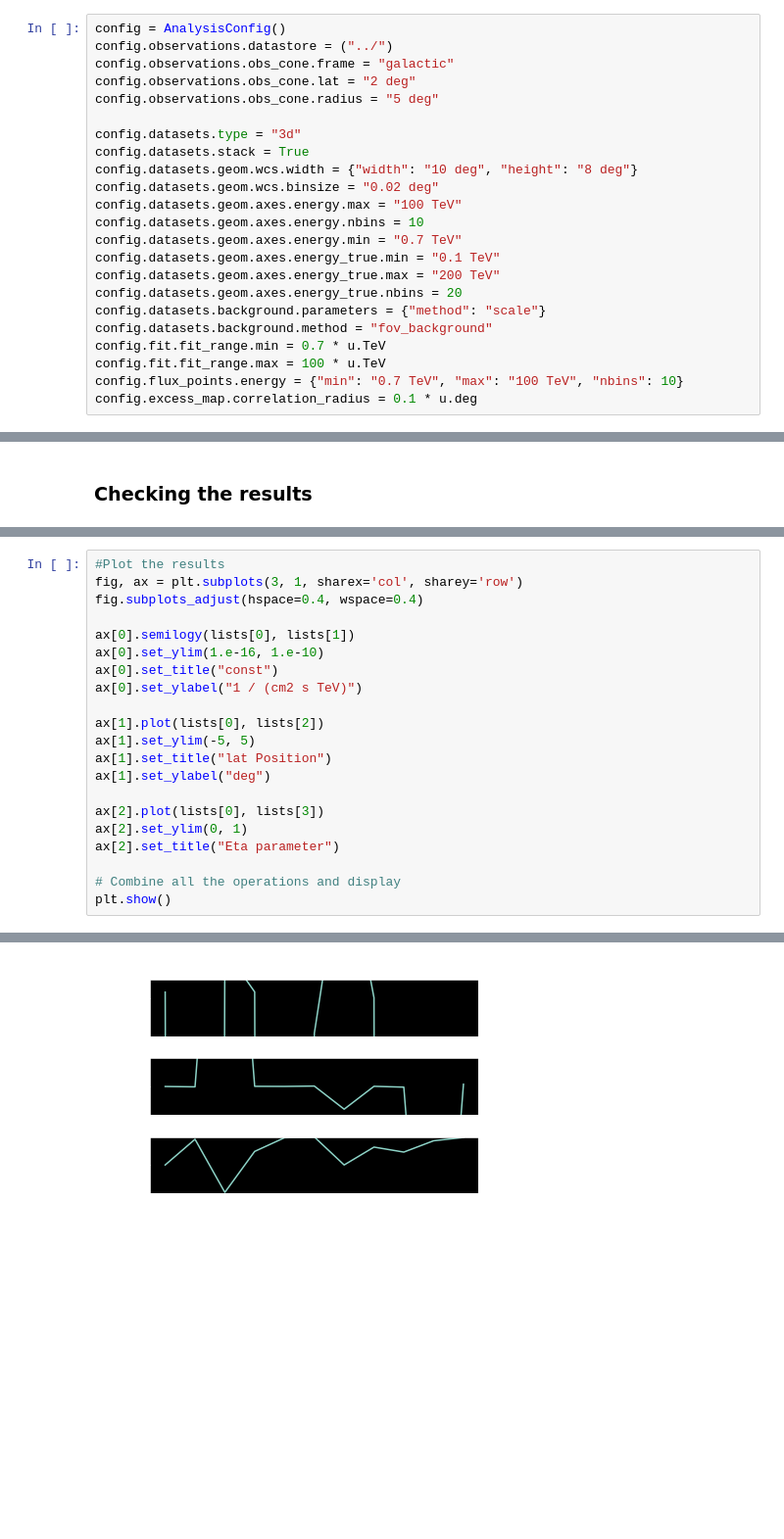
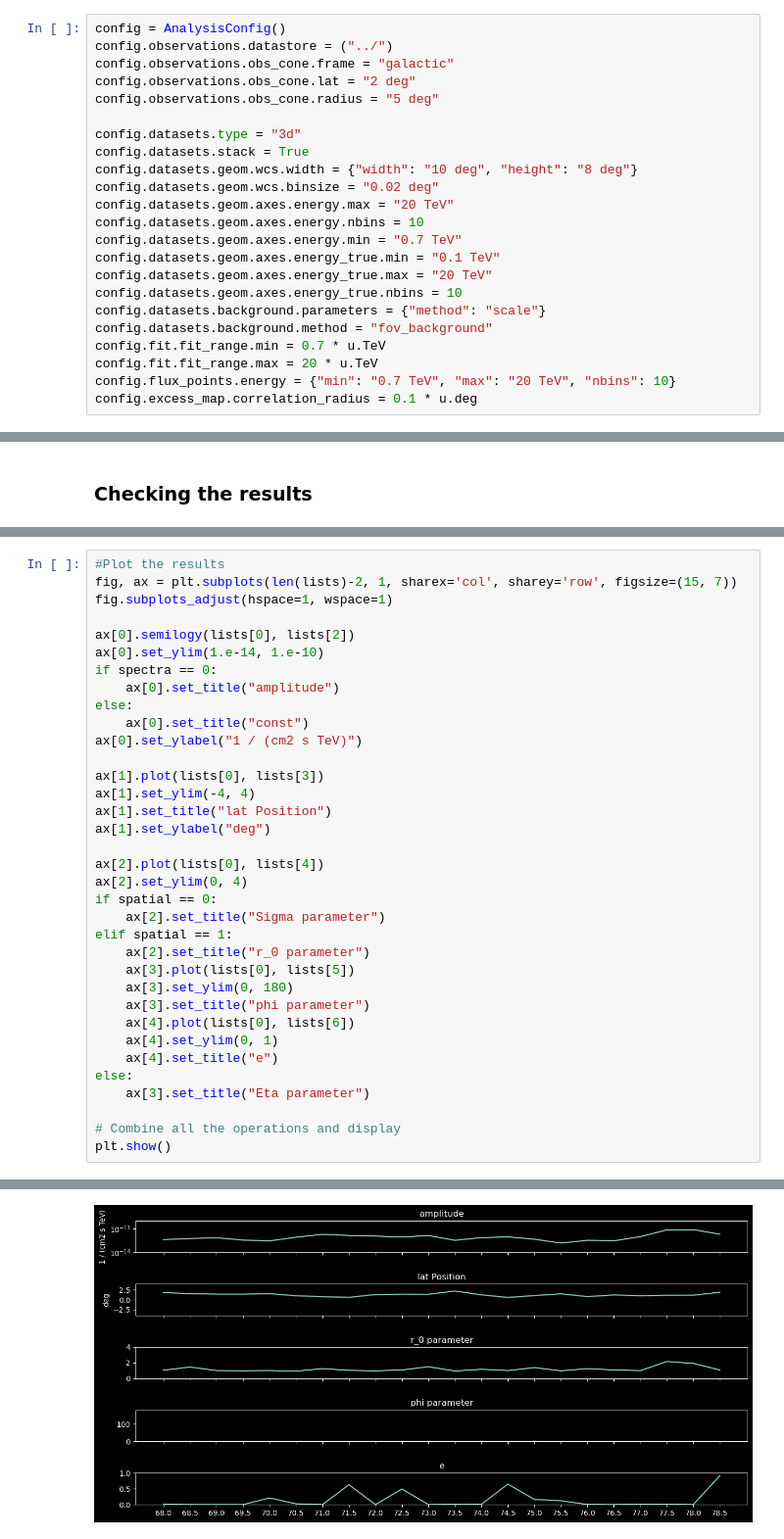
Before and after one commit to Tutanto/GammaCygni, a Jupyter notebook: sliding_window.ipynb, the cells around one changed output, grey strips where cells are left out. Shown at 98% size. Saved outputs shown, nothing was run; the diff lists cells and outputs as text; blank space fills up the shorter version.

```diff
--- a/sliding_window.ipynb
+++ b/sliding_window.ipynb
@@ -53,17 +50,17 @@ config.datasets.type = "3d"
 config.datasets.stack = True
 config.datasets.geom.wcs.width = {"width": "10 deg", "height": "8 deg"}
 config.datasets.geom.wcs.binsize = "0.02 deg"
-config.datasets.geom.axes.energy.max = "100 TeV"
+config.datasets.geom.axes.energy.max = "20 TeV"
 config.datasets.geom.axes.energy.nbins = 10
 config.datasets.geom.axes.energy.min = "0.7 TeV"
 config.datasets.geom.axes.energy_true.min = "0.1 TeV"
-config.datasets.geom.axes.energy_true.max = "200 TeV"
-config.datasets.geom.axes.energy_true.nbins = 20
+config.datasets.geom.axes.energy_true.max = "20 TeV"
+config.datasets.geom.axes.energy_true.nbins = 10
 config.datasets.background.parameters = {"method": "scale"}
 config.datasets.background.method = "fov_background"
 config.fit.fit_range.min = 0.7 * u.TeV
-config.fit.fit_range.max = 100 * u.TeV
-config.flux_points.energy = {"min": "0.7 TeV", "max": "100 TeV", "nbins": 10}
+config.fit.fit_range.max = 20 * u.TeV
+config.flux_points.energy = {"min": "0.7 TeV", "max": "20 TeV", "nbins": 10}
 config.excess_map.correlation_radius = 0.1 * u.deg
 # %% [markdown]
 ### Start of the loop
@@ -162,22 +221,36 @@ for key, val in data.items():
     for i in range(1, n_val): lists[i].append(ls[i])
 # %%
 #Plot the results
-fig, ax = plt.subplots(3, 1, sharex='col', sharey='row')
-fig.subplots_adjust(hspace=0.4, wspace=0.4)
+fig, ax = plt.subplots(len(lists)-2, 1, sharex='col', sharey='row', figsize=(15, 7))
+fig.subplots_adjust(hspace=1, wspace=1)
 
-ax[0].semilogy(lists[0], lists[1])
-ax[0].set_ylim(1.e-16, 1.e-10)
-ax[0].set_title("const")
+ax[0].semilogy(lists[0], lists[2])
+ax[0].set_ylim(1.e-14, 1.e-10)
+if spectra == 0:
+    ax[0].set_title("amplitude")
+else:
+    ax[0].set_title("const")
 ax[0].set_ylabel("1 / (cm2 s TeV)")
 
-ax[1].plot(lists[0], lists[2])
-ax[1].set_ylim(-5, 5)
+ax[1].plot(lists[0], lists[3])
+ax[1].set_ylim(-4, 4)
 ax[1].set_title("lat Position")
 ax[1].set_ylabel("deg")
 
-ax[2].plot(lists[0], lists[3])
-ax[2].set_ylim(0, 1)
-ax[2].set_title("Eta parameter")
+ax[2].plot(lists[0], lists[4])
+ax[2].set_ylim(0, 4)
+if spatial == 0:
+    ax[2].set_title("Sigma parameter")
+elif spatial == 1:
+    ax[2].set_title("r_0 parameter")
+    ax[3].plot(lists[0], lists[5])
+    ax[3].set_ylim(0, 180)
+    ax[3].set_title("phi parameter")
+    ax[4].plot(lists[0], lists[6])
+    ax[4].set_ylim(0, 1)
+    ax[4].set_title("e")
+else:
+    ax[3].set_title("Eta parameter")
 
 # Combine all the operations and display
 plt.show()
@@ -191 +268 @@ Using categorical units to plot a list of strings that are all parsable as float
-[figure, old version]
+[figure, new version]
```
Also changed, not shown: parts of 7 cells of this notebook, 4 other files.
